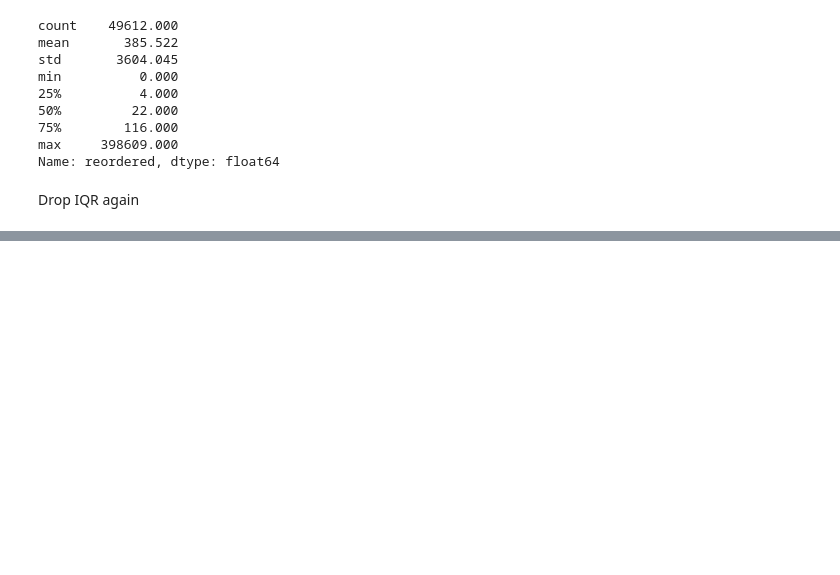
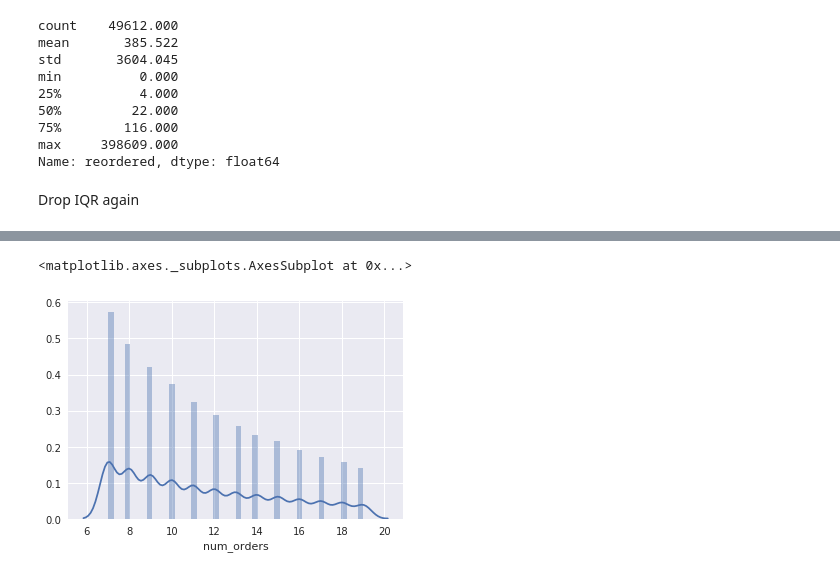
Before and after one commit to kscasado/instacart_challenge, a Jupyter notebook: notebooks/Exploration.ipynb, the cells around one changed output, grey strips where cells are left out. Cells and saved outputs as stored; diff of their text form; code cells hidden in the pictures; blank space fills up the shorter version.

```diff
--- a/notebooks/Exploration.ipynb
+++ b/notebooks/Exploration.ipynb
@@ -82,0 +88,3 @@ sns.distplot(reorder_rate.apply(lambda x: x if (x>iqr[0] and )))
+# %%
+user_orders = orders.groupby(['user_id']).order_id.count()
+user_orders.describe()
@@ -82,0 +101,6 @@ sns.distplot(reorder_rate.apply(lambda x: x if (x>iqr[0] and )))
+# %%
+iqr = user_orders.quantile([.25,.75]).values
+sns.distplot(user_orders.apply(lambda x: x if (x>iqr[0] and x<iqr[1]) else None).dropna(), axlabel='num_orders')
+# %% [output]
+<matplotlib.axes._subplots.AxesSubplot at 0x...>
+[figure, added]
```
Also changed, not shown: parts of 3 cells of this notebook.
